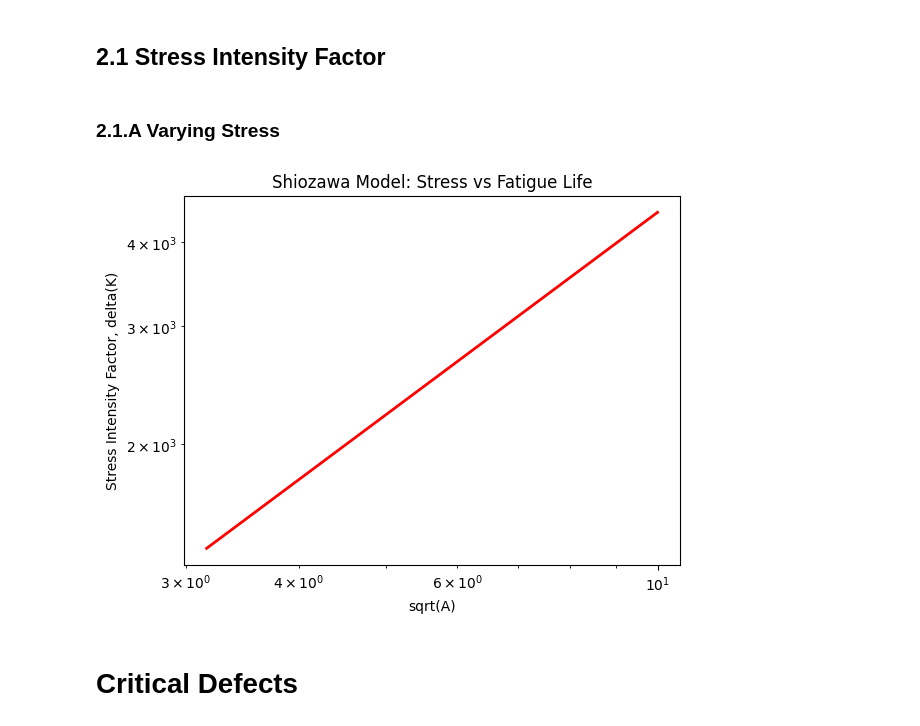
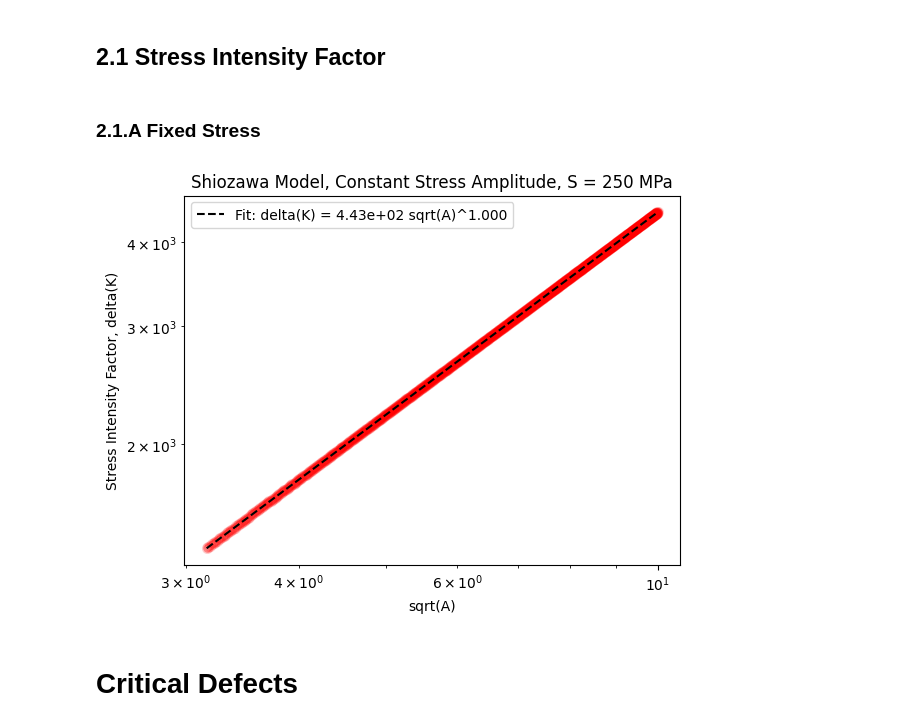
Before and after one commit to jessk816/pinn, a Jupyter notebook: models/deterministic.ipynb, the cells around one changed output. Drawn from its saved outputs; the diff is of its cells as text; code cells hidden in the pictures.

```diff
--- a/models/deterministic.ipynb
+++ b/models/deterministic.ipynb
@@ -284,27 +321,45 @@ def stress_intensity_factor(stress_amp, defect_size):
 # calculate stress intensity factor, delta(K)
 delta_K = stress_intensity_factor(stress_vary, defect_vary)
 # %% [markdown]
-### 2.1.A Varying Stress
+### 2.1.A Fixed Stress
 # %%
 # data
 S_fixed = 250                                       # fixed stress amplitude, S, [MPa]
-delta_K = stress_intensity_factor(S_fixed, defect_vary)
+sqrt_A = np.sqrt(defect_vary)                       # sqrt of defect size, sqrt(A), [mm^2]
+delta_K = stress_intensity_factor(S_fixed, defect_vary)                                    # stress amplitude
+
+# log transform
+log_sqrt_A = np.log10(sqrt_A)
+log_delta_K = np.log10(delta_K)
+
+# linear fit: log_delta_K = b log_sqrt_A + loga
+b, loga = np.polyfit(log_sqrt_A, log_delta_K, 1)
+a = 10**loga
+
+# fitted curve
+sqrt_A_line = np.logspace(np.log10(sqrt_A.min()), np.log10(sqrt_A.max()), 200)
+delta_K_line = a * sqrt_A_line**b
 
 # scatter plot of delta(K) vs sqrt(A)
-plt.plot(np.sqrt(defect_vary), delta_K, color='red', linewidth=2, markersize=12)
-plt.xscale('log')
+plt.scatter(np.sqrt(defect_vary), delta_K, alpha=0.2, color='red', linewidth=2)
 
-# axis labels
-plt.title('Shiozawa Model: Stress vs Fatigue Life')
-plt.xlabel('sqrt(A)')
-plt.ylabel('Stress Intensity Factor, delta(K)')
+# plot fit
+plt.plot(sqrt_A_line, delta_K_line, color='black', linestyle='--',
+         label=f'Fit: delta(K) = {a:.2e} sqrt(A)^{b:.3f}')
 
 plt.xscale('log')
 plt.yscale('log')
 
+# axis labels
+plt.title('Shiozawa Model, Constant Stress Amplitude, S = 250 MPa')
+plt.xlabel('sqrt(A)')
+plt.ylabel('Stress Intensity Factor, delta(K)')
+
+plt.legend()
+
 plt.show()
 # %% [output]
-[figure, old version]
+[figure, new version]
 # %% [markdown]
 # Critical Defects
 # %% [markdown]
```
Also changed, not shown: parts of 9 cells of this notebook, 1 other file.
